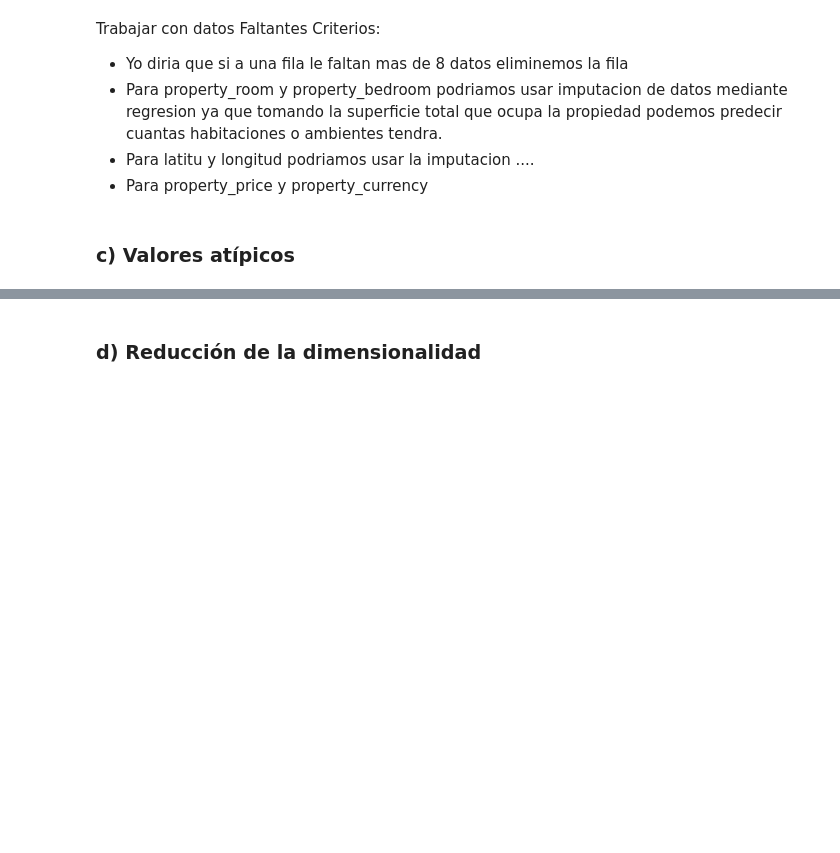
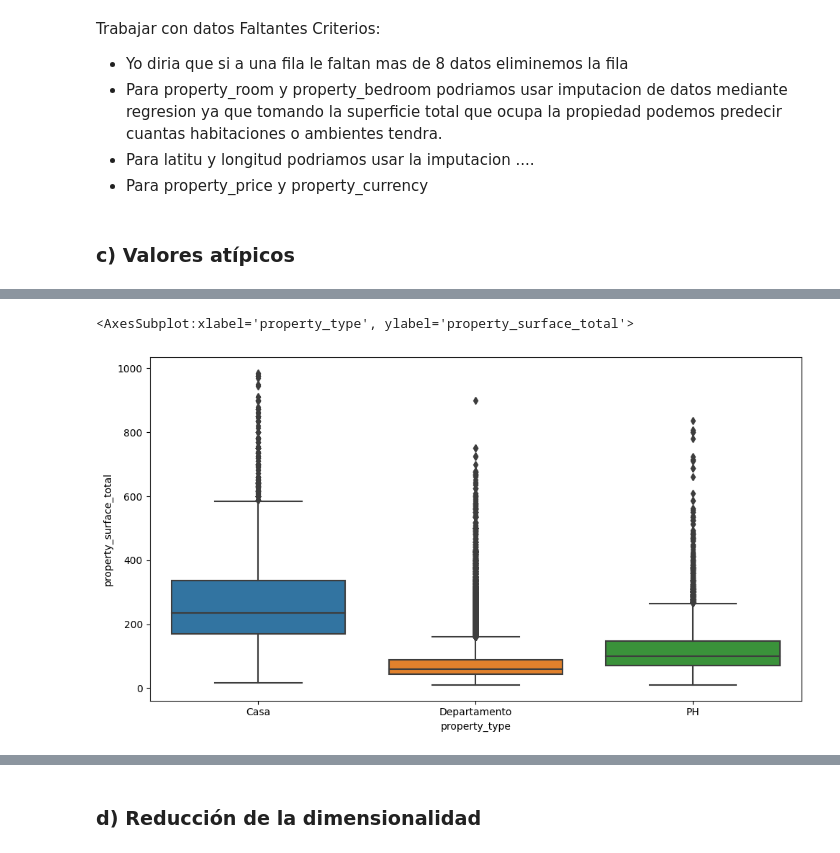
Before and after one commit to paulabruck/7506R-2C2022-GRUPO3, a Jupyter notebook: 7506R_2C2022_GRUPO3.ipynb, the cells around one changed output, grey strips where cells are left out. Saved outputs shown, nothing was run; the diff lists cells and outputs as text; code cells hidden in the pictures; blank space fills up the shorter version.

```diff
--- a/7506R_2C2022_GRUPO3.ipynb
+++ b/7506R_2C2022_GRUPO3.ipynb
@@ -460,0 +556,8 @@ Criterios:
+# %%
+# muchos outliers con valores extremadamente altos
+# lo normal maximo es 600 m^2 (aprox)
+#sns.boxplot(x='property_type', y='property_surface_total',data=ds_properati)
+sns.boxplot(x='property_type', y='property_surface_total',data=ds_properati[ds_properati['property_surface_total']<1000])
+# %% [output]
+<AxesSubplot:xlabel='property_type', ylabel='property_surface_total'>
+[figure, added]
```
Also changed, not shown: parts of 26 cells of this notebook, 1 other file.
